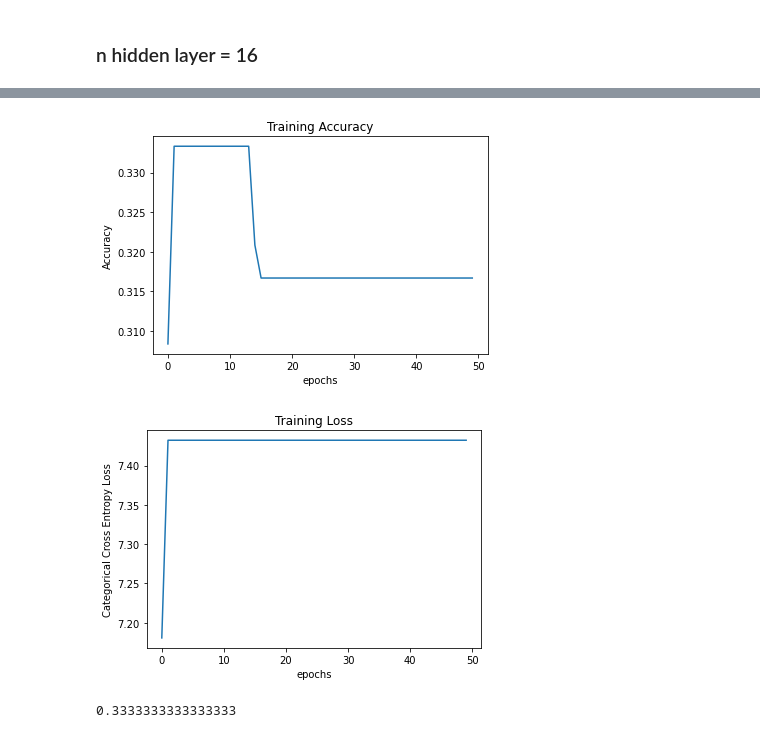
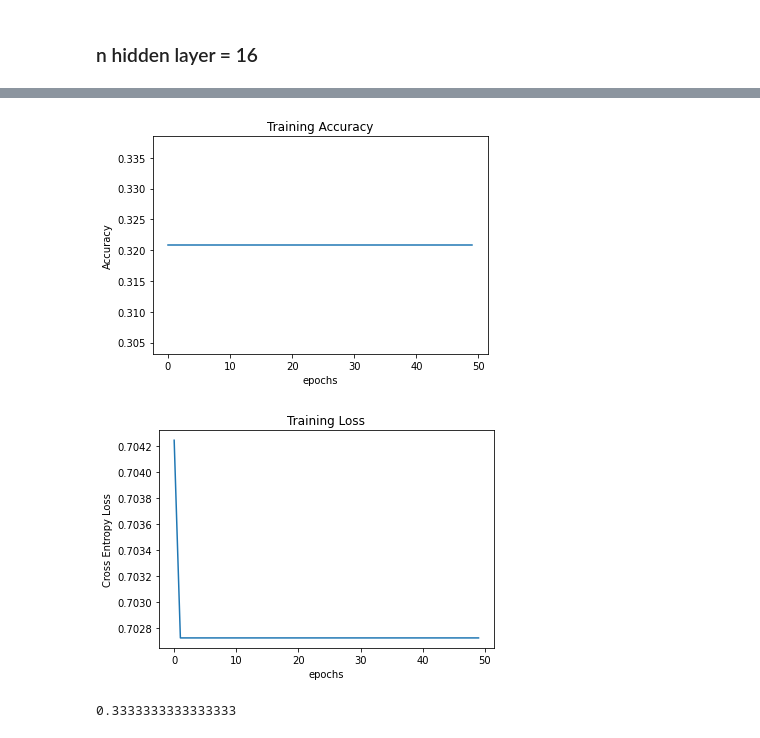
Before and after one commit to Chrysophyt/MultilayerPerceptronFS, a Jupyter notebook: Sigmoid.ipynb, the cells around one changed output, grey strips where cells are left out. Saved outputs shown, nothing was run; the diff lists cells and outputs as text; code cells hidden in the pictures.

Commit message:
Fix wrong figure

```diff
--- a/Sigmoid.ipynb
+++ b/Sigmoid.ipynb
@@ -175,19 +193,19 @@ Accuracy: 0.32083333333333336
 Entropy Loss: 0.702727175873149
 # %%
 import matplotlib.pyplot as plt
-plt.plot(acc_64)
+plt.plot(acc_16)
 plt.title('Training Accuracy')
 plt.xlabel('epochs')
 plt.ylabel('Accuracy')
 plt.show()
-plt.plot(loss_64)
+plt.plot(loss_16)
 plt.title('Training Loss')
 plt.xlabel('epochs')
-plt.ylabel('Categorical Cross Entropy Loss')
+plt.ylabel('Cross Entropy Loss')
 plt.show()
 # %% [output]
-[figure, old version]
+[figure, new version]
-[figure, old version]
+[figure, new version]
 # %%
 dense_0.forward(X_test)
 activation0.forward(dense_0.output)
```
Also changed, not shown: parts of 9 cells of this notebook.
